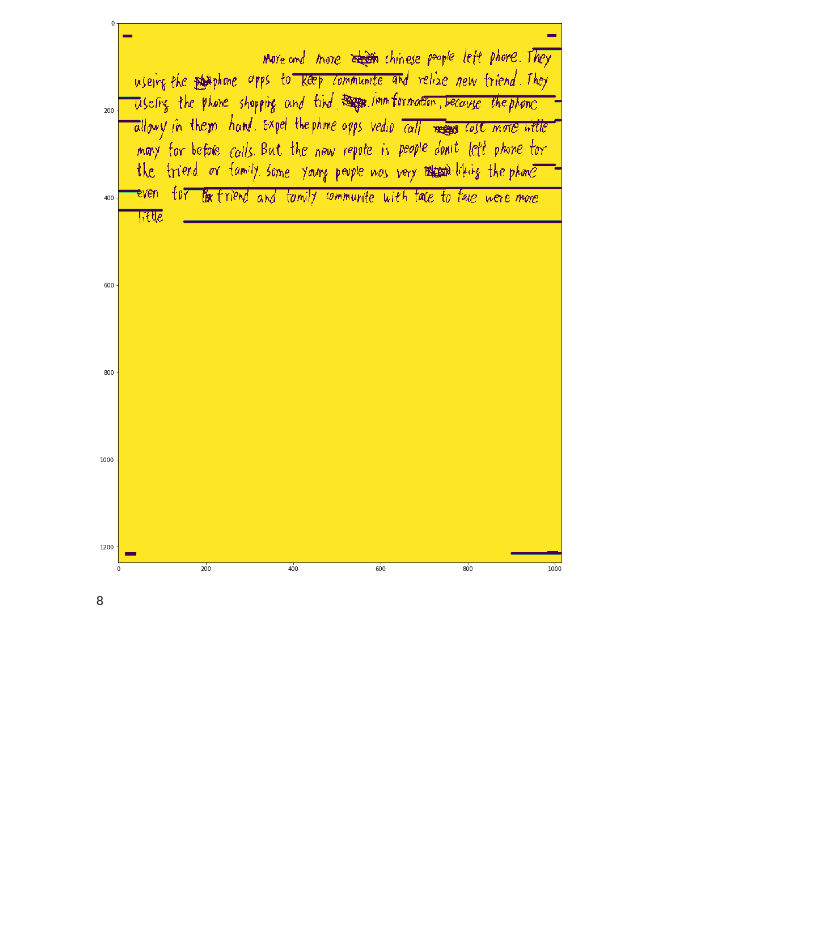
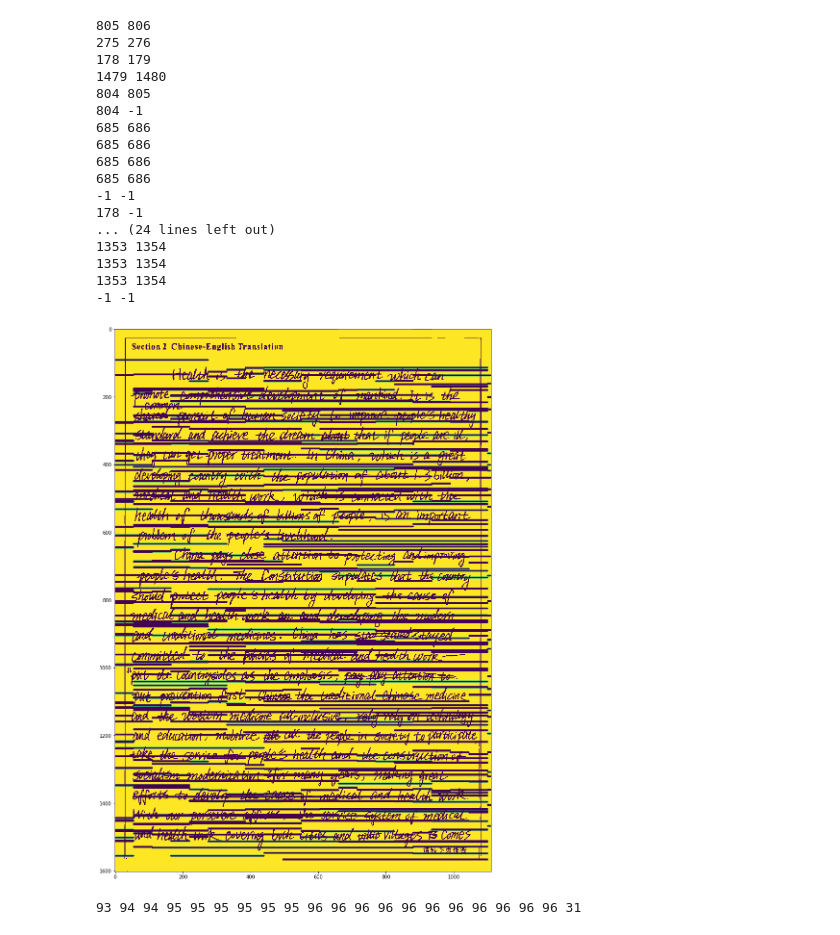
Before and after one commit to lcukerd/Papvassiliou, a Jupyter notebook: Implementation.ipynb, the cells around one changed output. Cells and saved outputs as stored; diff of their text form; code cells hidden in the pictures; blank space fills up the shorter version.

Commit message:
Extend and associate line complete

```diff
--- a/Implementation.ipynb
+++ b/Implementation.ipynb
@@ -100,8 +66,46 @@ for i in range(len (pRegions)):
-# %%
-showProcessedRegions(image, pRegions, width, w);
-# %% [output]
-[figure, removed]
-# %%
-lines
-# %% [output]
-8
+# %%
+nRegions = applyViterbi(dSPR, strips, pp, width, CCheight, w)
+
+pRegions = [];
+for regionsStrip in nRegions:
+    pRegionsStrip = [];
+    tempRegion = [];
+    gap = False
+    for region in regionsStrip:
+        if region[2] == 0:
+            if gap:
+                tempRegion[1] += region[1]
+            else:
+                if tempRegion != []:
+                    pRegionsStrip.append(region[0] + int (region[1] / 2));
+                tempRegion = region;
+                gap = True;
+        else:
+            gap = False;
+    pRegions.append (pRegionsStrip);
+textRegions = connectSeparators(pRegions, delta, SPR, h);
+showProcessedRegions(image, pRegions, width, w);
+# %% [output]
+805 806
+275 276
+178 179
+1479 1480
+804 805
+804 -1
+685 686
+685 686
+685 686
+685 686
+-1 -1
+178 -1
+... (24 lines left out)
+1353 1354
+1353 1354
+1353 1354
+-1 -1
+[figure, added]
+# %%
+for i in range(strips):
+    print (len(pRegions[i]), end = ' ');
+# %% [output]
+93 94 94 95 95 95 95 95 95 96 96 96 96 96 96 96 96 96 96 96 31
```
Also changed, not shown: parts of 10 cells of this notebook, 6 other files.
